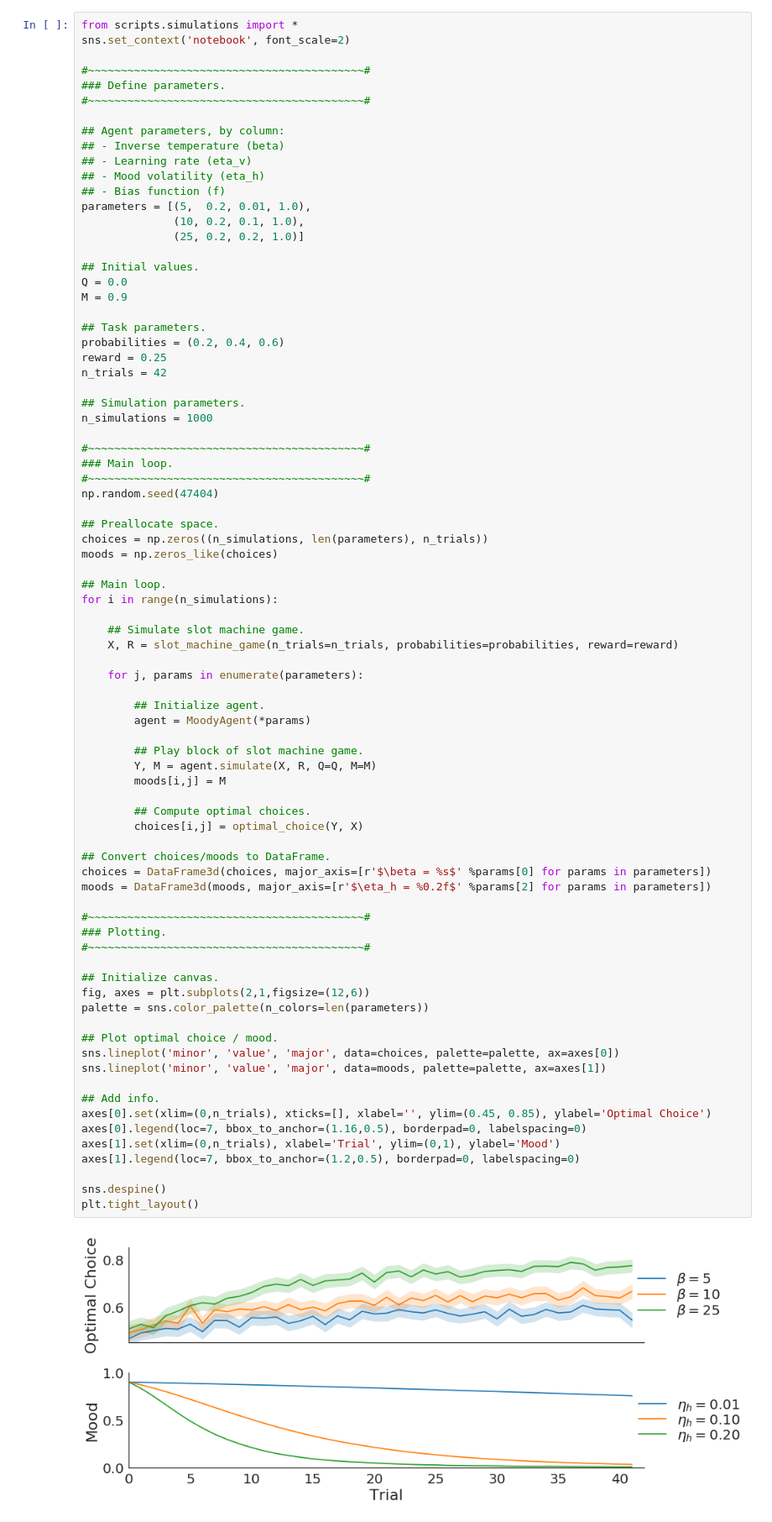
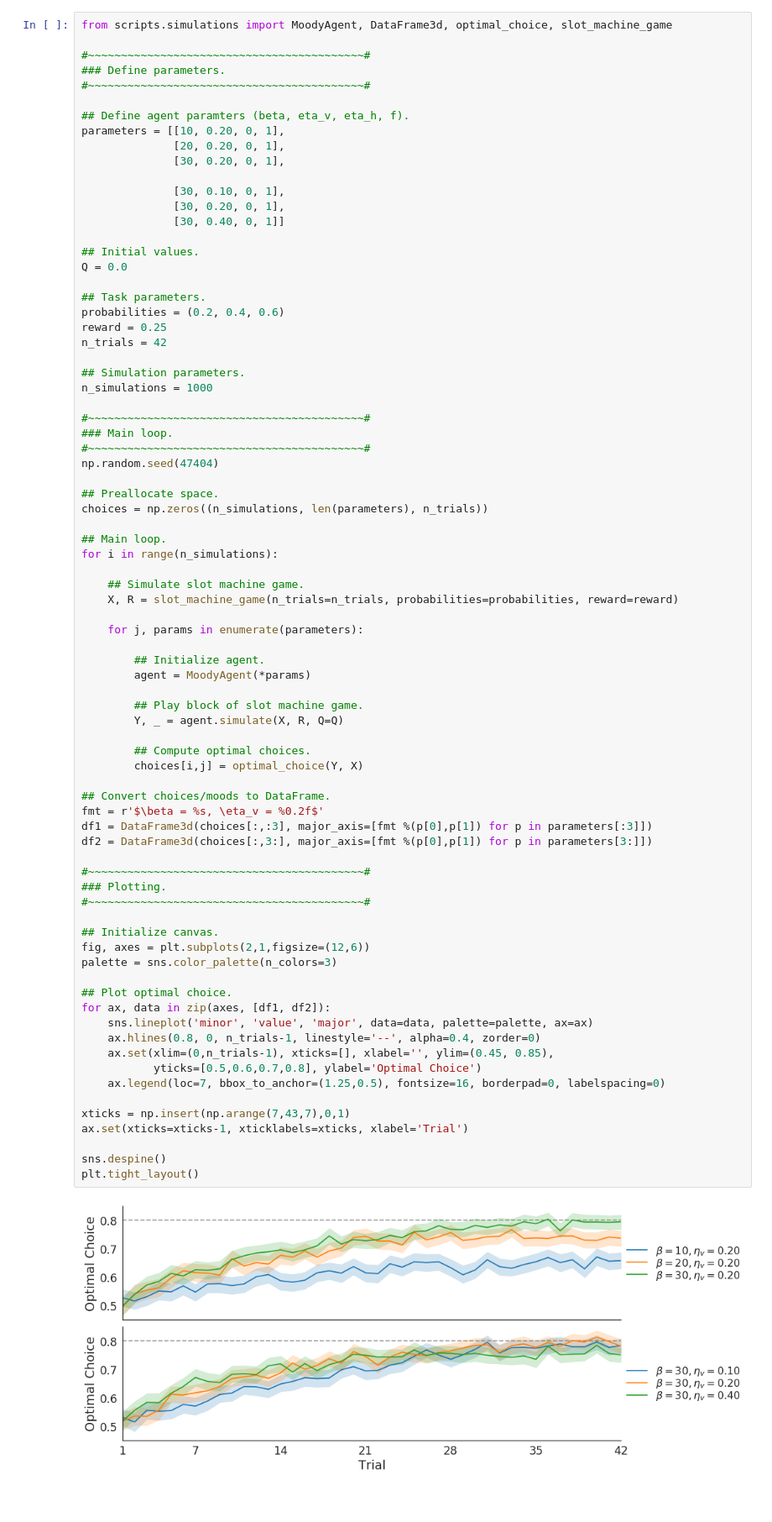
Before and after one commit to szorowi1/pni-rotations, a Jupyter notebook: demos.ipynb, the cells around one changed output. Shown at 84% size. Saved outputs shown, nothing was run; the diff lists cells and outputs as text; blank space fills up the shorter version.

Commit message:
major updates to demos document. fully annotated plots + reasoning behind alternative candidate models

```diff
--- a/demos.ipynb
+++ b/demos.ipynb
@@ -70,23 +86,21 @@ For complete details of the task design, please see the original manuscript. Of
 # %%
-from scripts.simulations import *
-sns.set_context('notebook', font_scale=2)
+from scripts.simulations import MoodyAgent, DataFrame3d, optimal_choice, slot_machine_game
 
 #~~~~~~~~~~~~~~~~~~~~~~~~~~~~~~~~~~~~~~~~~~#
 ### Define parameters.
 #~~~~~~~~~~~~~~~~~~~~~~~~~~~~~~~~~~~~~~~~~~#
 
-## Agent parameters, by column:
-## - Inverse temperature (beta)
-## - Learning rate (eta_v)
-## - Mood volatility (eta_h)
-## - Bias function (f)
-parameters = [(5,  0.2, 0.01, 1.0),
-              (10, 0.2, 0.1, 1.0),
-              (25, 0.2, 0.2, 1.0)]
+## Define agent paramters (beta, eta_v, eta_h, f).
+parameters = [[10, 0.20, 0, 1],
+              [20, 0.20, 0, 1],
+              [30, 0.20, 0, 1],
+
+              [30, 0.10, 0, 1],
+              [30, 0.20, 0, 1],
+              [30, 0.40, 0, 1]]
 
 ## Initial values.
 Q = 0.0
-M = 0.9
 
 ## Task parameters.
 probabilities = (0.2, 0.4, 0.6)
@@ -103,49 +117,49 @@ np.random.seed(47404)
 
 ## Preallocate space.
 choices = np.zeros((n_simulations, len(parameters), n_trials))
-moods = np.zeros_like(choices)
 
 ## Main loop.
 for i in range(n_simulations):
 
     ## Simulate slot machine game.
     X, R = slot_machine_game(n_trials=n_trials, probabilities=probabilities, reward=reward)
 
     for j, params in enumerate(parameters):
 
         ## Initialize agent.
         agent = MoodyAgent(*params)
 
         ## Play block of slot machine game.
-        Y, M = agent.simulate(X, R, Q=Q, M=M)
-        moods[i,j] = M
+        Y, _ = agent.simulate(X, R, Q=Q)
 
         ## Compute optimal choices.
         choices[i,j] = optimal_choice(Y, X)
 
 ## Convert choices/moods to DataFrame.
-choices = DataFrame3d(choices, major_axis=[r'$\beta = %s$' %params[0] for params in parameters])
-moods = DataFrame3d(moods, major_axis=[r'$\eta_h = %0.2f$' %params[2] for params in parameters])
+fmt = r'$\beta = %s, \eta_v = %0.2f$'
+df1 = DataFrame3d(choices[:,:3], major_axis=[fmt %(p[0],p[1]) for p in parameters[:3]])
+df2 = DataFrame3d(choices[:,3:], major_axis=[fmt %(p[0],p[1]) for p in parameters[3:]])
 
 #~~~~~~~~~~~~~~~~~~~~~~~~~~~~~~~~~~~~~~~~~~#
 ### Plotting.
 #~~~~~~~~~~~~~~~~~~~~~~~~~~~~~~~~~~~~~~~~~~#
 
 ## Initialize canvas.
 fig, axes = plt.subplots(2,1,figsize=(12,6))
-palette = sns.color_palette(n_colors=len(parameters))
+palette = sns.color_palette(n_colors=3)
 
-## Plot optimal choice / mood.
-sns.lineplot('minor', 'value', 'major', data=choices, palette=palette, ax=axes[0])
-sns.lineplot('minor', 'value', 'major', data=moods, palette=palette, ax=axes[1])
+## Plot optimal choice.
+for ax, data in zip(axes, [df1, df2]):
+    sns.lineplot('minor', 'value', 'major', data=data, palette=palette, ax=ax)
+    ax.hlines(0.8, 0, n_trials-1, linestyle='--', alpha=0.4, zorder=0)
+    ax.set(xlim=(0,n_trials-1), xticks=[], xlabel='', ylim=(0.45, 0.85),
+           yticks=[0.5,0.6,0.7,0.8], ylabel='Optimal Choice')
+    ax.legend(loc=7, bbox_to_anchor=(1.25,0.5), fontsize=16, borderpad=0, labelspacing=0)
 
-## Add info.
-axes[0].set(xlim=(0,n_trials), xticks=[], xlabel='', ylim=(0.45, 0.85), ylabel='Optimal Choice')
-axes[0].legend(loc=7, bbox_to_anchor=(1.16,0.5), borderpad=0, labelspacing=0)
-axes[1].set(xlim=(0,n_trials), xlabel='Trial', ylim=(0,1), ylabel='Mood')
-axes[1].legend(loc=7, bbox_to_anchor=(1.2,0.5), borderpad=0, labelspacing=0)
+xticks = np.insert(np.arange(7,43,7),0,1)
+ax.set(xticks=xticks-1, xticklabels=xticks, xlabel='Trial')
 
 sns.despine()
 plt.tight_layout()
 # %% [output]
-[figure, old version]
+[figure, new version]
```
Also changed, not shown: parts of 29 cells of this notebook, 1 other file.
